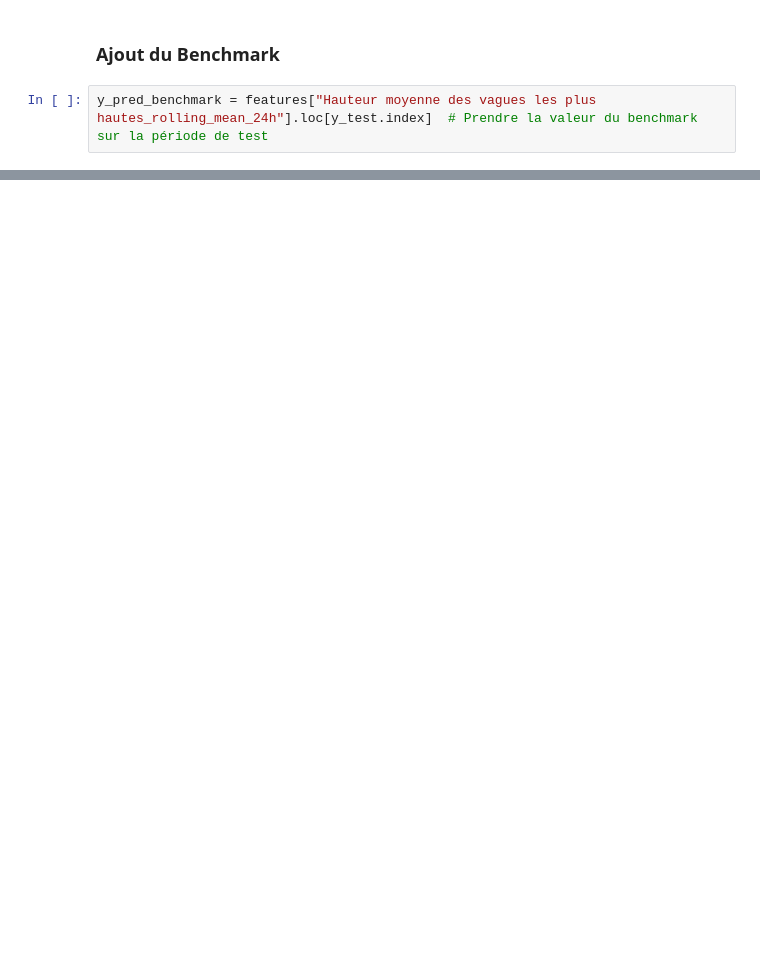
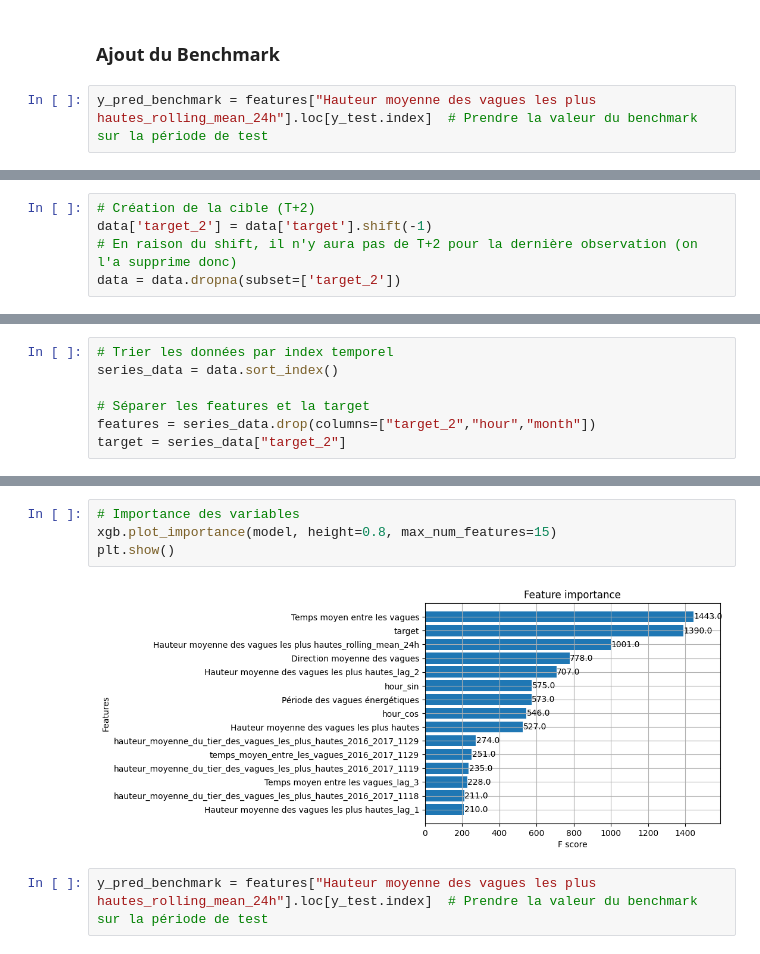
Before and after one commit to vonguyenthaonhi/SERIE-TEMPORELLE-MOSEF, a Jupyter notebook: modelisation.ipynb, the cells around one changed output, grey strips where cells are left out. Drawn from its saved outputs; the diff is of its cells as text; blank space fills up the shorter version.

```diff
--- a/modelisation.ipynb
+++ b/modelisation.ipynb
@@ -330,0 +333,5 @@ print(f"📌 Benchmark 24h: MAE = {mae_benchmark:.4f}, RMSE = {rmse_benchmark:.4
+# %%
+# Création de la cible (T+2)
+data['target_2'] = data['target'].shift(-1)
+# En raison du shift, il n'y aura pas de T+2 pour la dernière observation (on l'a supprime donc)
+data = data.dropna(subset=['target_2'])
@@ -330,0 +353,7 @@ print(f"📌 Benchmark 24h: MAE = {mae_benchmark:.4f}, RMSE = {rmse_benchmark:.4
+# %%
+# Trier les données par index temporel
+series_data = data.sort_index()
+
+# Séparer les features et la target
+features = series_data.drop(columns=["target_2","hour","month"])
+target = series_data["target_2"]
@@ -330,0 +445,8 @@ print(f"📌 Benchmark 24h: MAE = {mae_benchmark:.4f}, RMSE = {rmse_benchmark:.4
+# %%
+# Importance des variables
+xgb.plot_importance(model, height=0.8, max_num_features=15)
+plt.show()
+# %% [output]
+[figure, added]
+# %%
+y_pred_benchmark = features["Hauteur moyenne des vagues les plus hautes_rolling_mean_24h"].loc[y_test.index]  # Prendre la valeur du benchmark sur la période de test
```
Also changed, not shown: parts of 14 cells of this notebook.
